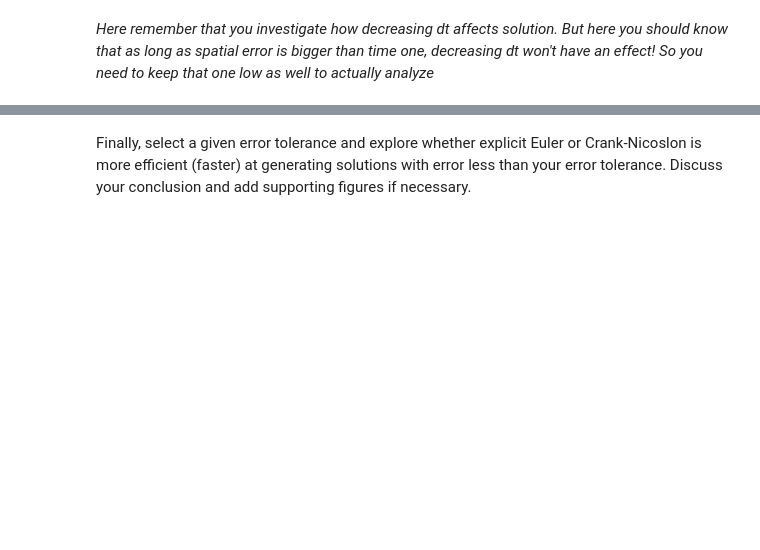
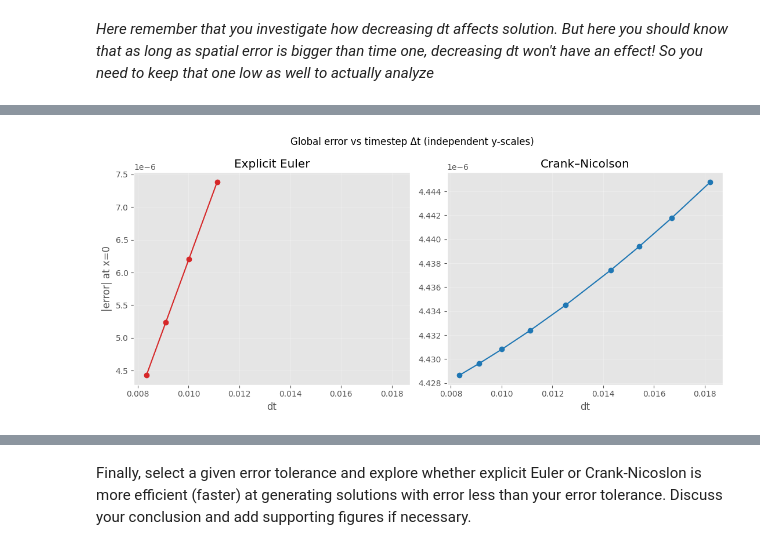
Before and after one commit to JefPhilippe/QCES, a Jupyter notebook: Project1_numerical_methods.ipynb, the cells around one changed output, grey strips where cells are left out. Cells and saved outputs as stored; diff of their text form; code cells hidden in the pictures; blank space fills up the shorter version.

```diff
--- a/Project1_numerical_methods.ipynb
+++ b/Project1_numerical_methods.ipynb
@@ -408,2 +413,56 @@ Crank-Nicolson method took 0.06 seconds
 # %% [markdown]
 *Here remember that you investigate how decreasing dt affects solution. But here you should know that as long as spatial error is bigger than time one, decreasing dt won't have an effect! So you need to keep that one low as well to actually analyze*
+# %%
+# Add code to plot error here
+kappa = 0.001
+Nt = [1200, 1100, 1000, 900, 800, 700, 650, 600, 550]
+x_start, x_end = -1, 1
+Nx = 401
+x = np.linspace(x_start, x_end, Nx)
+dx = x[1] - x[0]
+i0 = 180 # just an example
+
+t_ic = 10
+t_start, t_end = 0, 10
+
+
+dt_list, err_EE, err_CN = [], [], []
+
+for N in Nt:
+
+  t = np.linspace(t_start, t_end, N)
+  dt = t[1] - t[0]
+  dt_list.append(dt)
+  i_t = int(N /10)
+
+# Check Explicit Euler stability
+  dt_max = dx**2 / (2 * kappa)
+
+  c_exact = exact_solution(x, t_ic + t[i_t], kappa)
+
+  if dt <= dt_max:
+        c_EE = EE(x, t, kappa)
+        err_EE.append(abs(c_EE[i0, i_t] - c_exact[i0]))
+  else:
+      err_EE.append(np.nan)
+
+  c_CN = CN(x, t, kappa)
+  err_CN.append(abs(c_CN[i0, i_t] - c_exact[i0]))
+
+fig, (ax1, ax2) = plt.subplots(1, 2, figsize=(11, 5), sharex=True)
+
+ax1.plot(dt_list, err_EE, 'o-', color='tab:red')
+ax1.set_title('Explicit Euler')
+ax1.set_xlabel('dt'); ax1.set_ylabel('|error| at x=0')
+ax1.grid(True, alpha=0.3)
+
+ax2.plot(dt_list, err_CN, 'o-', color='tab:blue')
+ax2.set_title('Crank–Nicolson')
+ax2.set_xlabel('dt')
+ax2.grid(True, alpha=0.3)
+
+
+plt.suptitle('Global error vs timestep Δt (independent y-scales)')
+plt.tight_layout()
+plt.show()
+# %% [output]
@@ -409,0 +482 @@ Crank-Nicolson method took 0.06 seconds
+[figure, added]
```
Also changed, not shown: parts of 16 cells of this notebook.
